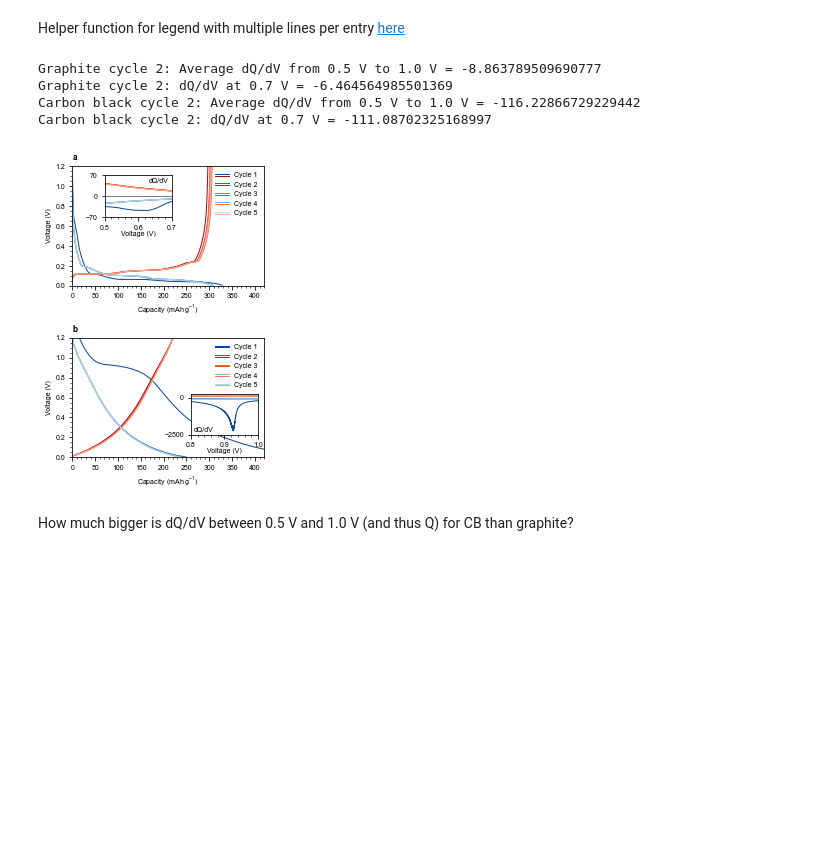
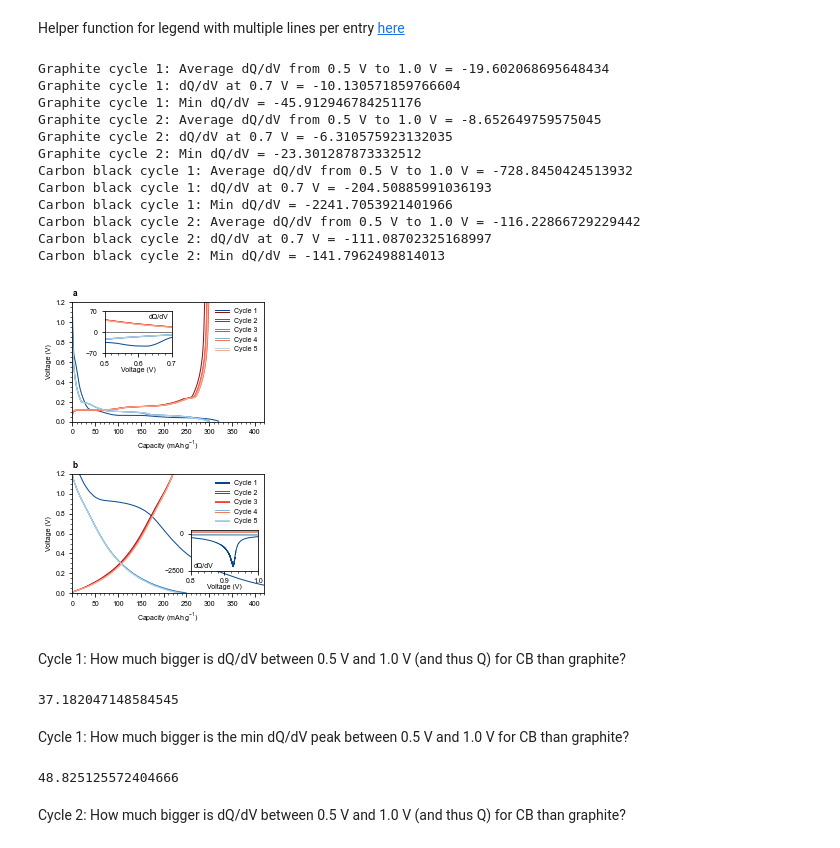
Before and after one commit to petermattia/first-cycle-SEI-on-carbon-black, a Jupyter notebook: graphite vs CB/carbon comparison.ipynb, the cells around one changed output. Cells and saved outputs as stored; diff of their text form; code cells hidden in the pictures; blank space fills up the shorter version.

```diff
--- a/graphite vs CB/carbon comparison.ipynb
+++ b/graphite vs CB/carbon comparison.ipynb
@@ -37,7 +37,7 @@ figpath = Path.cwd().parent / 'figures'
 # %% [markdown]
 ## Load graphite data
 # %%
-df_graphite = pd.read_excel('A123 graphite coin cell.xlsx', sheet_name='Channel_Normal_Table')
+df_graphite = pd.read_excel('A123 graphite coin cell.xlsx', sheet_name='Channel_Normal_Table', engine='openpyxl')
 df_graphite.head()
 # %% [output]
 |  | Test_ID | Data_Point | Test_Time | Step_Time | DateTime | Step_Index | Cycle_Index | Is_FC_Data | Current | ... |
@@ -49,7 +49,7 @@ df_graphite.head()
 # %% [markdown]
 Normalize capacities:
 # %%
-mass = 8.483 / 1000 # coin cell mass; mg -> g
+mass = 8.69 / 1000 # coin cell mass; mg -> g
 df_graphite.Charge_Capacity = df_graphite.Charge_Capacity / mass * 1000 # Ah -> mAh/g
 df_graphite.Discharge_Capacity = df_graphite.Discharge_Capacity / mass * 1000 # Ah -> mAh/g
 # %% [markdown]
@@ -198,15 +198,16 @@ for k, (cycle_num, group) in enumerate(df_graphite.groupby('Cycle_Index')):
         # Calculate dQ/dV
         dQdV = np.gradient(Q_filt, V_filt)
 
-        # Print average dQ/dV if cycle 2 lith
-        if cycle_num == 2 and step == 1:
+        # Print average dQ/dV if cycle 1 or cycle 2 lith
+        if (cycle_num == 1 or cycle_num == 2) and step == 1:
             idx1 = np.where(V_filt < 1.0)[0][0]
             idx2 = np.where(V_filt < 0.75)[0][0]
             idx3 = np.where(V_filt < 0.5)[0][0]
             dQdV_reduced = dQdV[idx1:idx3]
             dQdV_0pt7V = dQdV[idx2]
-            print(f'Graphite cycle 2: Average dQ/dV from 0.5 V to 1.0 V = {np.mean(dQdV_reduced)}')
-            print(f'Graphite cycle 2: dQ/dV at 0.7 V = {dQdV_0pt7V}')
+            print(f'Graphite cycle {cycle_num}: Average dQ/dV from 0.5 V to 1.0 V = {np.mean(dQdV_reduced)}')
+            print(f'Graphite cycle {cycle_num}: dQ/dV at 0.7 V = {dQdV_0pt7V}')
+            print(f'Graphite cycle {cycle_num}: Min dQ/dV = {np.min(dQdV_reduced)}')
 
         color = colors_blue[k] if step == 1 else colors_red[k]
 
@@ -252,40 +253,61 @@ for k in np.arange(5):
 
     # dQ/dV
     dQdV_lith = np.gradient(Q_filt_lith, V_filt_lith)
     dQdV_delith = np.gradient(Q_filt_delith, V_filt_delith)
 
-    # Print average dQ/dV for cycle 2 lith
-    if k == 1:
+    # Print average dQ/dV for cycle 1 and cycle 2 lith
+    if k == 0 or k == 1:
         idx1 = np.where(V_filt_lith < 1.0)[0][0]
         idx2 = np.where(V_filt_lith < 0.75)[0][0]
         idx3 = np.where(V_filt_lith < 0.5)[0][0]
         dQdV_lith_reduced = dQdV_lith[idx1:idx3]
         dQdV_lith_0pt7V = dQdV_lith[idx2]
-        print(f'Carbon black cycle 2: Average dQ/dV from 0.5 V to 1.0 V = {np.mean(dQdV_lith_reduced)}')
-        print(f'Carbon black cycle 2: dQ/dV at 0.7 V = {dQdV_lith_0pt7V}')
+        print(f'Carbon black cycle {k+1}: Average dQ/dV from 0.5 V to 1.0 V = {np.mean(dQdV_lith_reduced)}')
+        print(f'Carbon black cycle {k+1}: dQ/dV at 0.7 V = {dQdV_lith_0pt7V}')
+        print(f'Carbon black cycle {k+1}: Min dQ/dV = {np.min(dQdV_lith_reduced)}')
 
     ax[1].plot(Q_lith, V_lith, color=colors_blue[k])
     ax[1].plot(Q_delith, V_delith, color=colors_red[k])
     ax_inset1.plot(V_filt_lith, dQdV_lith, color=colors_blue[k])
     ax_inset1.plot(V_filt_delith, dQdV_delith, color=colors_red[k])
 
 ax[1].legend([(colors_blue[0], colors_red[0]),
             (colors_blue[1], colors_red[1]),
             (colors_blue[2], colors_red[2]),
             (colors_blue[3], colors_red[3]),
             (colors_blue[4], colors_red[4])],
             ['Cycle 1', 'Cycle 2', 'Cycle 3', 'Cycle 4', 'Cycle 5'],
             handler_map={tuple: AnyObjectHandler()},
             loc='upper right')
 
 plt.tight_layout()
 plt.savefig(figpath / 'carbon_comparison.eps', bbox_inches='tight', format='eps')
 # %% [output]
-Graphite cycle 2: Average dQ/dV from 0.5 V to 1.0 V = -8.863789509690777
-Graphite cycle 2: dQ/dV at 0.7 V = -6.464564985501369
+Graphite cycle 1: Average dQ/dV from 0.5 V to 1.0 V = -19.602068695648434
+Graphite cycle 1: dQ/dV at 0.7 V = -10.130571859766604
+Graphite cycle 1: Min dQ/dV = -45.912946784251176
+Graphite cycle 2: Average dQ/dV from 0.5 V to 1.0 V = -8.652649759575045
+Graphite cycle 2: dQ/dV at 0.7 V = -6.310575923132035
+Graphite cycle 2: Min dQ/dV = -23.301287873332512
+Carbon black cycle 1: Average dQ/dV from 0.5 V to 1.0 V = -728.8450424513932
+Carbon black cycle 1: dQ/dV at 0.7 V = -204.50885991036193
+Carbon black cycle 1: Min dQ/dV = -2241.7053921401966
 Carbon black cycle 2: Average dQ/dV from 0.5 V to 1.0 V = -116.22866729229442
 Carbon black cycle 2: dQ/dV at 0.7 V = -111.08702325168997
+Carbon black cycle 2: Min dQ/dV = -141.7962498814013
-[figure, old version]
+[figure, new version]
 # %% [markdown]
-How much bigger is dQ/dV between 0.5 V and 1.0 V (and thus Q) for CB than graphite?
+Cycle 1: How much bigger is dQ/dV between 0.5 V and 1.0 V (and thus Q) for CB than graphite?
+# %%
+-728.8450424513932 / -19.602068695648434
+# %% [output]
+37.182047148584545
+# %% [markdown]
+Cycle 1: How much bigger is the min dQ/dV peak between 0.5 V and 1.0 V for CB than graphite?
+# %%
+-2241.7053921401966 / -45.912946784251176
+# %% [output]
+48.825125572404666
+# %% [markdown]
+Cycle 2: How much bigger is dQ/dV between 0.5 V and 1.0 V (and thus Q) for CB than graphite?
 # %%
```
Also changed, not shown: parts of 3 cells of this notebook, 7 other files.
